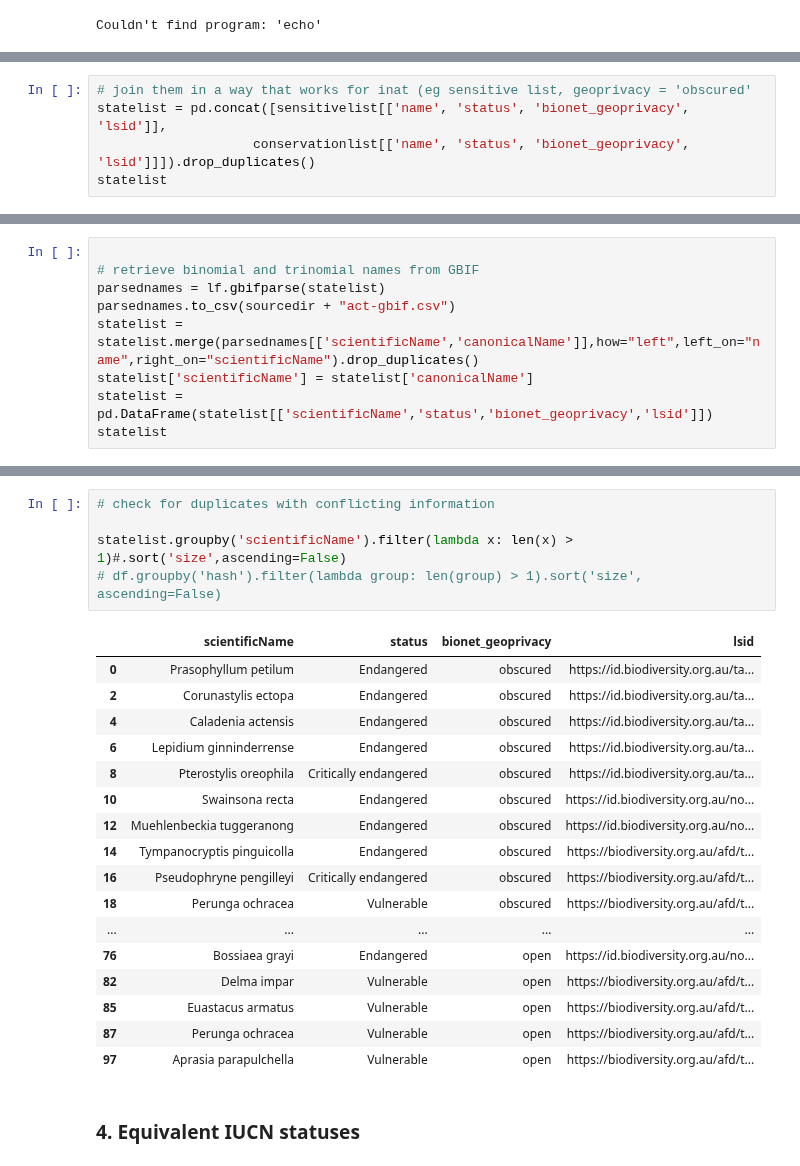
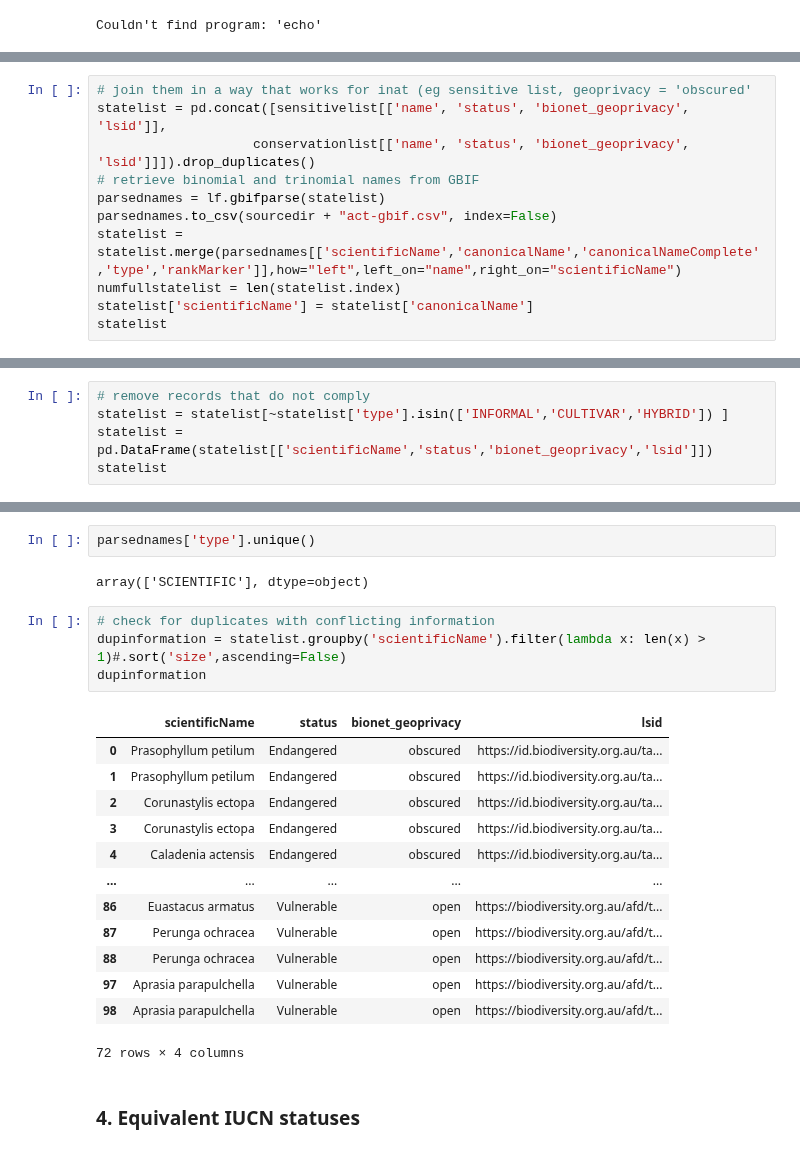
Before and after one commit to AtlasOfLivingAustralia/authoritative-lists, a Jupyter notebook: source-code/py-notebook/inaturalist-statuses/act.ipynb, the cells around one changed output, grey strips where cells are left out. Saved outputs shown, nothing was run; the diff lists cells and outputs as text.

Commit message:
Updated GBIF parsing, removal of non-complying scientificName records, stats etc...

```diff
--- a/source-code/py-notebook/inaturalist-statuses/act.ipynb
+++ b/source-code/py-notebook/inaturalist-statuses/act.ipynb
@@ -170,5 +170,11 @@ conservationlist
 # join them in a way that works for inat (eg sensitive list, geoprivacy = 'obscured'
 statelist = pd.concat([sensitivelist[['name', 'status', 'bionet_geoprivacy', 'lsid']],
                     conservationlist[['name', 'status', 'bionet_geoprivacy', 'lsid']]]).drop_duplicates()
+# retrieve binomial and trinomial names from GBIF
+parsednames = lf.gbifparse(statelist)
+parsednames.to_csv(sourcedir + "act-gbif.csv", index=False)
+statelist = statelist.merge(parsednames[['scientificName','canonicalName','canonicalNameComplete','type','rankMarker']],how="left",left_on="name",right_on="scientificName")
+numfullstatelist = len(statelist.index)
+statelist['scientificName'] = statelist['canonicalName']
 statelist
 # %% [output]
@@ -188,9 +193,0 @@ statelist
-# %%
-
-# retrieve binomial and trinomial names from GBIF
-parsednames = lf.gbifparse(statelist)
-parsednames.to_csv(sourcedir + "act-gbif.csv")
-statelist = statelist.merge(parsednames[['scientificName','canonicalName']],how="left",left_on="name",right_on="scientificName").drop_duplicates()
-statelist['scientificName'] = statelist['canonicalName']
-statelist = pd.DataFrame(statelist[['scientificName','status','bionet_geoprivacy','lsid']])
-statelist
@@ -210,0 +201,5 @@ statelist
+# %%
+# remove records that do not comply
+statelist = statelist[~statelist['type'].isin(['INFORMAL','CULTIVAR','HYBRID']) ]
+statelist = pd.DataFrame(statelist[['scientificName','status','bionet_geoprivacy','lsid']])
+statelist
@@ -211,26 +220,25 @@ statelist
+# %%
+parsednames['type'].unique()
+# %% [output]
+array(['SCIENTIFIC'], dtype=object)
 # %%
 # check for duplicates with conflicting information
-
-statelist.groupby('scientificName').filter(lambda x: len(x) > 1)#.sort('size',ascending=False)
-# df.groupby('hash').filter(lambda group: len(group) > 1).sort('size', ascending=False)
+dupinformation = statelist.groupby('scientificName').filter(lambda x: len(x) > 1)#.sort('size',ascending=False)
+dupinformation
 # %% [output]
 |  | scientificName | status | bionet_geoprivacy | lsid |
 | 0 | Prasophyllum petilum | Endangered | obscured | https://id.biodiversity.org.au/ta... |
+| 1 | Prasophyllum petilum | Endangered | obscured | https://id.biodiversity.org.au/ta... |
 | 2 | Corunastylis ectopa | Endangered | obscured | https://id.biodiversity.org.au/ta... |
+| 3 | Corunastylis ectopa | Endangered | obscured | https://id.biodiversity.org.au/ta... |
 | 4 | Caladenia actensis | Endangered | obscured | https://id.biodiversity.org.au/ta... |
-| 6 | Lepidium ginninderrense | Endangered | obscured | https://id.biodiversity.org.au/ta... |
-| 8 | Pterostylis oreophila | Critically endangered | obscured | https://id.biodiversity.org.au/ta... |
-| 10 | Swainsona recta | Endangered | obscured | https://id.biodiversity.org.au/no... |
-| 12 | Muehlenbeckia tuggeranong | Endangered | obscured | https://id.biodiversity.org.au/no... |
-| 14 | Tympanocryptis pinguicolla | Endangered | obscured | https://biodiversity.org.au/afd/t... |
-| 16 | Pseudophryne pengilleyi | Critically endangered | obscured | https://biodiversity.org.au/afd/t... |
-| 18 | Perunga ochracea | Vulnerable | obscured | https://biodiversity.org.au/afd/t... |
 | ... | ... | ... | ... | ... |
-| 76 | Bossiaea grayi | Endangered | open | https://id.biodiversity.org.au/no... |
-| 82 | Delma impar | Vulnerable | open | https://biodiversity.org.au/afd/t... |
-| 85 | Euastacus armatus | Vulnerable | open | https://biodiversity.org.au/afd/t... |
+| 86 | Euastacus armatus | Vulnerable | open | https://biodiversity.org.au/afd/t... |
 | 87 | Perunga ochracea | Vulnerable | open | https://biodiversity.org.au/afd/t... |
+| 88 | Perunga ochracea | Vulnerable | open | https://biodiversity.org.au/afd/t... |
 | 97 | Aprasia parapulchella | Vulnerable | open | https://biodiversity.org.au/afd/t... |
+| 98 | Aprasia parapulchella | Vulnerable | open | https://biodiversity.org.au/afd/t... |
+72 rows × 4 columns
 # %% [markdown]
 ### 4. Equivalent IUCN statuses
 # %%
```
Also changed, not shown: parts of 18 cells of this notebook, 10 other files.
